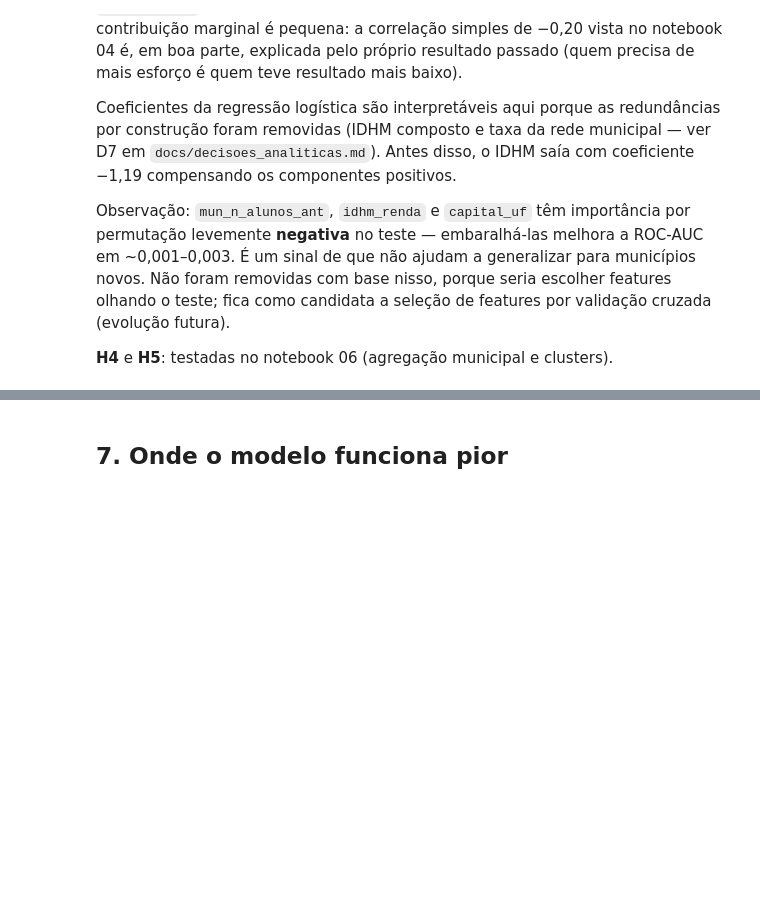
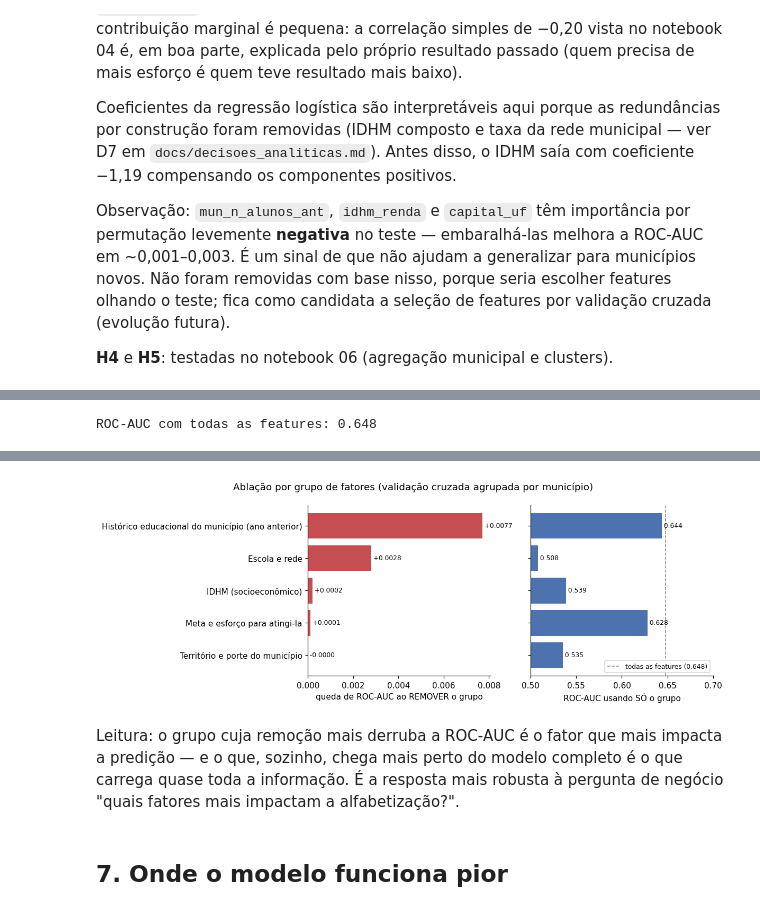
Before and after one commit to Fe-Biaggio/TechChallenge_3, a Jupyter notebook: notebooks/05_resultados_modelo.ipynb, the cells around one changed output, grey strips where cells are left out. Drawn from its saved outputs; the diff is of its cells as text; code cells hidden in the pictures; blank space fills up the shorter version.

```diff
--- a/notebooks/05_resultados_modelo.ipynb
+++ b/notebooks/05_resultados_modelo.ipynb
@@ -233,0 +328,7 @@ validação cruzada (evolução futura).
+# %%
+abl = pd.read_csv(ROOT / "reports" / "ablacao_grupos_features.csv")
+print("ROC-AUC com todas as features:", R["ablacao"]["roc_auc_completo"])
+display(abl)
+display(Image(filename=str(ROOT / "images" / "19_ablacao_grupos.png")))
+# %% [output]
+ROC-AUC com todas as features: 0.648
@@ -234,3 +341,9 @@ validação cruzada (evolução futura).
+[figure, added]
+# %% [markdown]
+Leitura: o grupo cuja remoção mais derruba a ROC-AUC é o fator que mais
+impacta a predição — e o que, sozinho, chega mais perto do modelo completo é
+o que carrega quase toda a informação. É a resposta mais robusta à pergunta
+de negócio "quais fatores mais impactam a alfabetização?".
 # %% [markdown]
 ## 7. Onde o modelo funciona pior
 # %%
```
Also changed, not shown: parts of 17 cells of this notebook, 3 other files.
